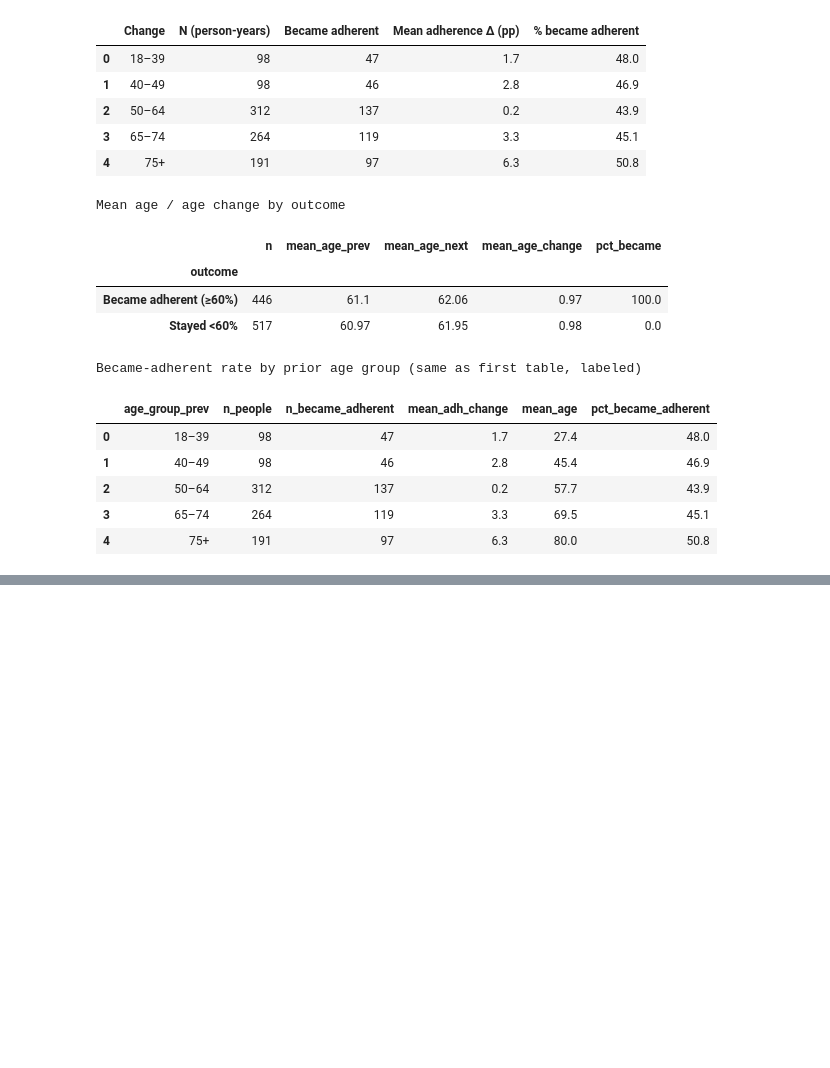
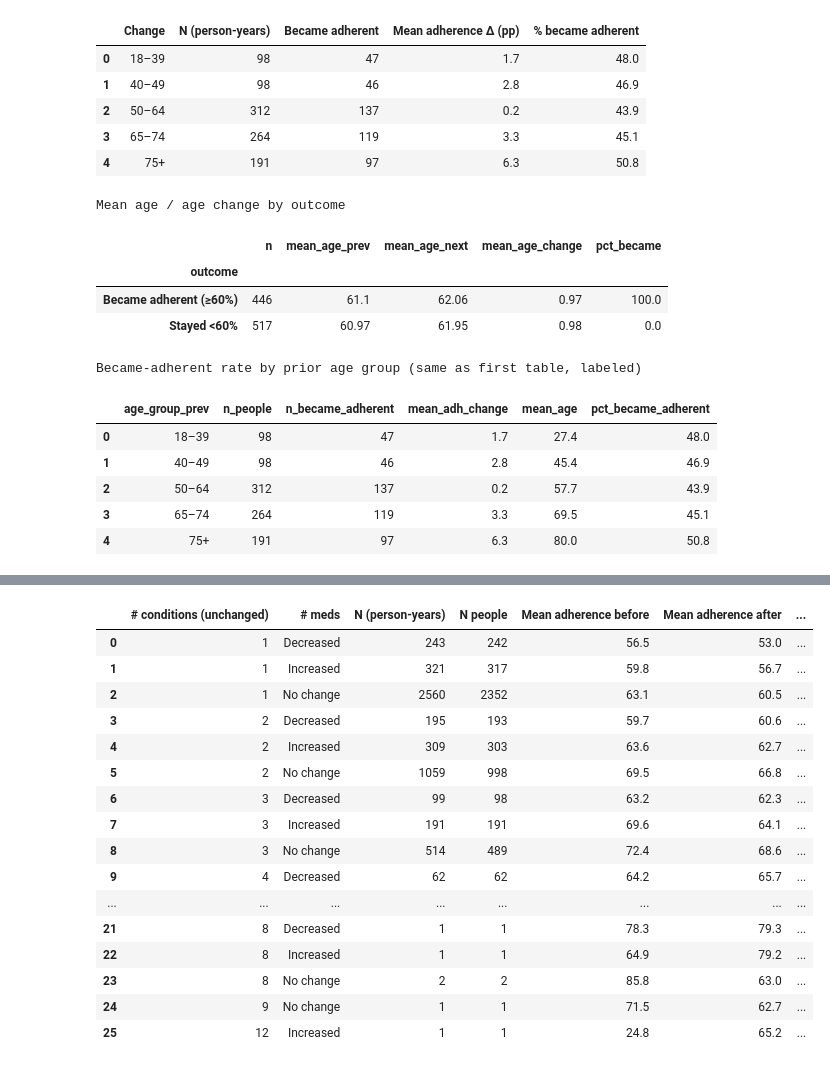
Before and after one commit to FrianaEngineer/Medical-Adherence, a Jupyter notebook: Notebooks/MEPS/meps_adherence_insight.ipynb, the cells around one changed output, grey strips where cells are left out. Cells and saved outputs as stored; diff of their text form; code cells hidden in the pictures; blank space fills up the shorter version.

```diff
--- a/Notebooks/MEPS/meps_adherence_insight.ipynb
+++ b/Notebooks/MEPS/meps_adherence_insight.ipynb
@@ -786,0 +1503,82 @@ Became-adherent rate by prior age group (same as first table, labeled)
+# %%
+# # meds inc/dec among people whose # medical conditions never changed
+cond_nunique = model_df.groupby("DUPERSID")["n_conditions"].nunique()
+stable_cond_ids = cond_nunique[cond_nunique == 1].index
+
+meds_cond = regimen[
+    regimen["DUPERSID"].isin(stable_cond_ids)
+    & (regimen["n_conditions_prev"] == regimen["n_conditions_next"])
+    & (regimen["n_drugs_dir"] != "Unknown")
+].copy()
+meds_cond["# conditions (unchanged)"] = meds_cond["n_conditions_prev"].astype(int)
+
+print(
+    f"People with unchanged # conditions: {len(stable_cond_ids):,}\n"
+    f"Consecutive pairs used: {len(meds_cond):,} "
+    f"({meds_cond['DUPERSID'].nunique():,} people)"
+)
+
+meds_cond_overall = (
+    meds_cond.groupby("n_drugs_dir", dropna=False)
+    .agg(
+        **{
+            "N (person-years)": ("DUPERSID", "size"),
+            "N people": ("DUPERSID", "nunique"),
+            "Mean Δ meds": ("n_drugs_change", "mean"),
+            "Mean # conditions": ("n_conditions_prev", "mean"),
+            "Mean adherence before": ("meps_adherence_ratio_prev", "mean"),
+            "Mean adherence after": ("meps_adherence_ratio_next", "mean"),
+            "Mean adherence Δ (pp)": ("adh_change", "mean"),
+            "% adherent after": ("meps_adherence_ratio_next", lambda s: 100 * (s >= 60).mean()),
+        }
+    )
+    .reset_index()
+    .rename(columns={"n_drugs_dir": "# meds"})
+    .round(1)
+)
+print("\n# meds change vs adherence (condition count unchanged)")
+display(meds_cond_overall)
+
+meds_cond_by_n = (
+    meds_cond.groupby(["# conditions (unchanged)", "n_drugs_dir"], dropna=False)
+    .agg(
+        **{
+            "N (person-years)": ("DUPERSID", "size"),
+            "N people": ("DUPERSID", "nunique"),
+            "Mean adherence before": ("meps_adherence_ratio_prev", "mean"),
+            "Mean adherence after": ("meps_adherence_ratio_next", "mean"),
+            "Mean adherence Δ (pp)": ("adh_change", "mean"),
+            "% adherent after": ("meps_adherence_ratio_next", lambda s: 100 * (s >= 60).mean()),
+        }
+    )
+    .reset_index()
+    .rename(columns={"n_drugs_dir": "# meds"})
+    .round(1)
+)
+print("\n# meds change × unchanged # conditions")
+display(meds_cond_by_n)
+
+up = meds_cond[meds_cond["n_drugs_dir"] == "Increased"]
+down = meds_cond[meds_cond["n_drugs_dir"] == "Decreased"]
+
+meds_cond_ttest_rows = [
+    welch_rows(
+        up["adh_change"], down["adh_change"],
+        "# meds increased", "# meds decreased", "Δ adherence (pp)",
+    )
+]
+for n_cond, sub in meds_cond.groupby("# conditions (unchanged)"):
+    meds_cond_ttest_rows.append(
+        welch_rows(
+            sub.loc[sub["n_drugs_dir"] == "Increased", "adh_change"],
+            sub.loc[sub["n_drugs_dir"] == "Decreased", "adh_change"],
+            f"{n_cond} condition(s): more meds",
+            f"{n_cond} condition(s): fewer meds",
+            "Δ adherence (pp)",
+        )
+    )
+
+meds_cond_ttests = ttest_table(meds_cond_ttest_rows)
+print("\nWelch t-tests: # meds up vs down, condition count unchanged")
+display(meds_cond_ttests)
+# %% [output]
@@ -786,0 +1594,17 @@ Became-adherent rate by prior age group (same as first table, labeled)
+|  | # conditions (unchanged) | # meds | N (person-years) | N people | Mean adherence before | Mean adherence after | ... |
+| 0 | 1 | Decreased | 243 | 242 | 56.5 | 53.0 | ... |
+| 1 | 1 | Increased | 321 | 317 | 59.8 | 56.7 | ... |
+| 2 | 1 | No change | 2560 | 2352 | 63.1 | 60.5 | ... |
+| 3 | 2 | Decreased | 195 | 193 | 59.7 | 60.6 | ... |
+| 4 | 2 | Increased | 309 | 303 | 63.6 | 62.7 | ... |
+| 5 | 2 | No change | 1059 | 998 | 69.5 | 66.8 | ... |
+| 6 | 3 | Decreased | 99 | 98 | 63.2 | 62.3 | ... |
+| 7 | 3 | Increased | 191 | 191 | 69.6 | 64.1 | ... |
+| 8 | 3 | No change | 514 | 489 | 72.4 | 68.6 | ... |
+| 9 | 4 | Decreased | 62 | 62 | 64.2 | 65.7 | ... |
+| ... | ... | ... | ... | ... | ... | ... | ... |
+| 21 | 8 | Decreased | 1 | 1 | 78.3 | 79.3 | ... |
+| 22 | 8 | Increased | 1 | 1 | 64.9 | 79.2 | ... |
+| 23 | 8 | No change | 2 | 2 | 85.8 | 63.0 | ... |
+| 24 | 9 | No change | 1 | 1 | 71.5 | 62.7 | ... |
+| 25 | 12 | Increased | 1 | 1 | 24.8 | 65.2 | ... |
```
Also changed, not shown: parts of 20 cells of this notebook, 2 other files.
